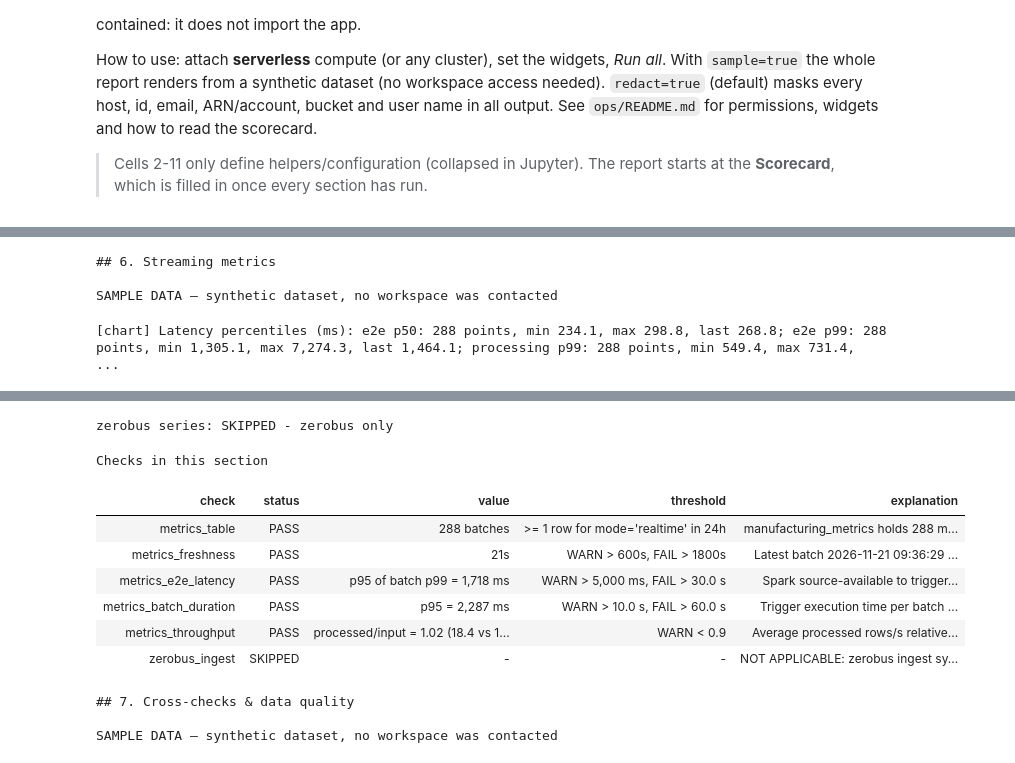
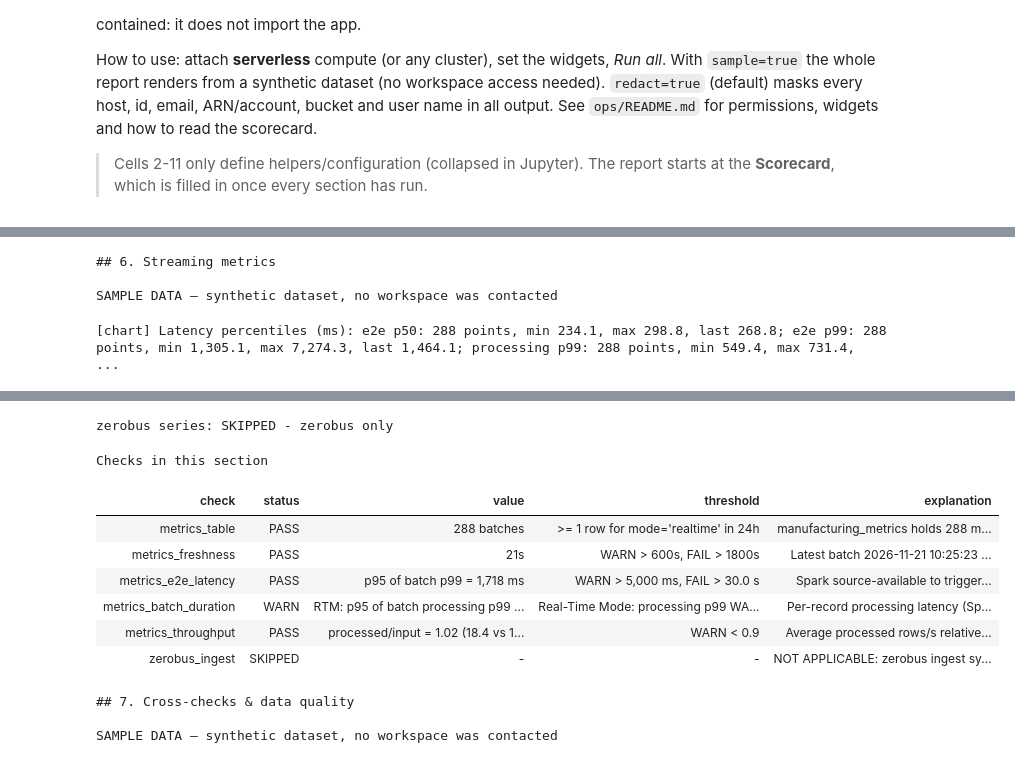
Before and after one commit to taran-dbx/pharma-digital-twin, a Jupyter notebook: ops/notebooks/pipeline_health_check.ipynb, the cells around one changed output, grey strips where cells are left out. Drawn from its saved outputs; the diff is of its cells as text; code cells hidden in the pictures.

```diff
--- a/ops/notebooks/pipeline_health_check.ipynb
+++ b/ops/notebooks/pipeline_health_check.ipynb
@@ -239,6 +239,10 @@ class Thresholds:
     e2e_p99_ms_fail: float = 30_000.0
     batch_ms_warn: float = 10_000.0
     batch_ms_fail: float = 60_000.0
+    # Real-Time Mode keeps one long-running trigger per checkpoint interval (5 min here), so
+    # its trigger duration is ~300 s by design. Judge the per-record processing latency instead.
+    rtm_processing_p99_ms_warn: float = 250.0
+    rtm_processing_p99_ms_fail: float = 1_000.0
     lag_behind_ratio_warn: float = 0.9  # processed_rps / input_rps, WARN below
     zerobus_errors_warn: int = 1
     zerobus_errors_fail: int = 25
@@ -339,7 +343,7 @@ NEXT_STEPS: dict[str, str] = {
     "lakets_value_range": "Readings outside their declared min/max: recalibrate sensors or the producer ranges.",
     "lakets_cdf_state": "CDF is not streaming: re-run CDF reconciliation and check wal2delta status.",
     "lakets_sync_slot": "Lakehouse Sync slot is stuck: follow the stuck-sync runbook in ops/README.md (capture slot + wal2delta state, then escalate; never drop the slot).",
-    "lakets_insert_triggers": "Per-row LakeTS INSERT triggers cap writes near 1k rows/s: re-run CDF reconciliation to install the statement-level triggers.",
+    "lakets_insert_triggers": "Re-run CDF reconciliation: it leaves exactly one statement-level INSERT path into the shadow (per-row LakeTS triggers cap writes near 1k rows/s).",
     "lakets_ops_jobs": "Deploy the missing LakeTS ops jobs or fix the failing ones.",
     "uc_connect": "Grant CAN_USE on a SQL warehouse (or run on serverless compute) with SELECT on the schema.",
     "uc_tables": "Provision the missing industry tables (re-run industry provisioning).",
@@ -3979,7 +4004,24 @@ def check_e2e_latency() -> Outcome:
 
 
 def check_batch_duration() -> Outcome:
-    p95 = pctl(_column(_metrics_rows(), "trigger_ms"), 95)
+    rows = _metrics_rows()
+    p95 = pctl(_column(rows, "trigger_ms"), 95)
+    if PARAMS.mode == "realtime":
+        # Real-Time Mode: the trigger spans the whole checkpoint interval by design, so a
+        # 300 s "batch" is normal. Slow processing shows up in the per-record latency.
+        proc = pctl(_column(rows, "processing_p99"), 95)
+        if proc is None:
+            raise CheckSkipped("NOT FOUND: no processing latency in the RTM metrics rows")
+        return Outcome(
+            status_high(
+                proc, THRESHOLDS.rtm_processing_p99_ms_warn, THRESHOLDS.rtm_processing_p99_ms_fail
+            ),
+            f"RTM: p95 of batch processing p99 = {fmt_ms(proc)} (trigger p95 {fmt_ms(p95)})",
+            f"Real-Time Mode: processing p99 WARN > {fmt_ms(THRESHOLDS.rtm_processing_p99_ms_warn)}, "
+            f"FAIL > {fmt_ms(THRESHOLDS.rtm_processing_p99_ms_fail)}; the trigger duration is the "
+            "checkpoint interval by design and is not judged",
+            "Per-record processing latency (Spark RTM processingLatencyMs) across the window.",
+        )
     return Outcome(
         status_high(p95, THRESHOLDS.batch_ms_warn, THRESHOLDS.batch_ms_fail),
         f"p95 = {fmt_ms(p95)}",
@@ -4079,10 +4121,10 @@ SAMPLE DATA — synthetic dataset, no workspace was contacted
 zerobus series: SKIPPED - zerobus only
 Checks in this section
 | check | status | value | threshold | explanation |
 | metrics_table | PASS | 288 batches | >= 1 row for mode='realtime' in 24h | manufacturing_metrics holds 288 m... |
-| metrics_freshness | PASS | 21s | WARN > 600s, FAIL > 1800s | Latest batch 2026-11-21 09:36:29 ... |
+| metrics_freshness | PASS | 21s | WARN > 600s, FAIL > 1800s | Latest batch 2026-11-21 10:25:23 ... |
 | metrics_e2e_latency | PASS | p95 of batch p99 = 1,718 ms | WARN > 5,000 ms, FAIL > 30.0 s | Spark source-available to trigger... |
-| metrics_batch_duration | PASS | p95 = 2,287 ms | WARN > 10.0 s, FAIL > 60.0 s | Trigger execution time per batch ... |
+| metrics_batch_duration | WARN | RTM: p95 of batch processing p99 ... | Real-Time Mode: processing p99 WA... | Per-record processing latency (Sp... |
 | metrics_throughput | PASS | processed/input = 1.02 (18.4 vs 1... | WARN < 0.9 | Average processed rows/s relative... |
 | zerobus_ingest | SKIPPED | - | - | NOT APPLICABLE: zerobus ingest sy... |
 # %%
```
Also changed, not shown: parts of 7 cells of this notebook, 6 other files.
